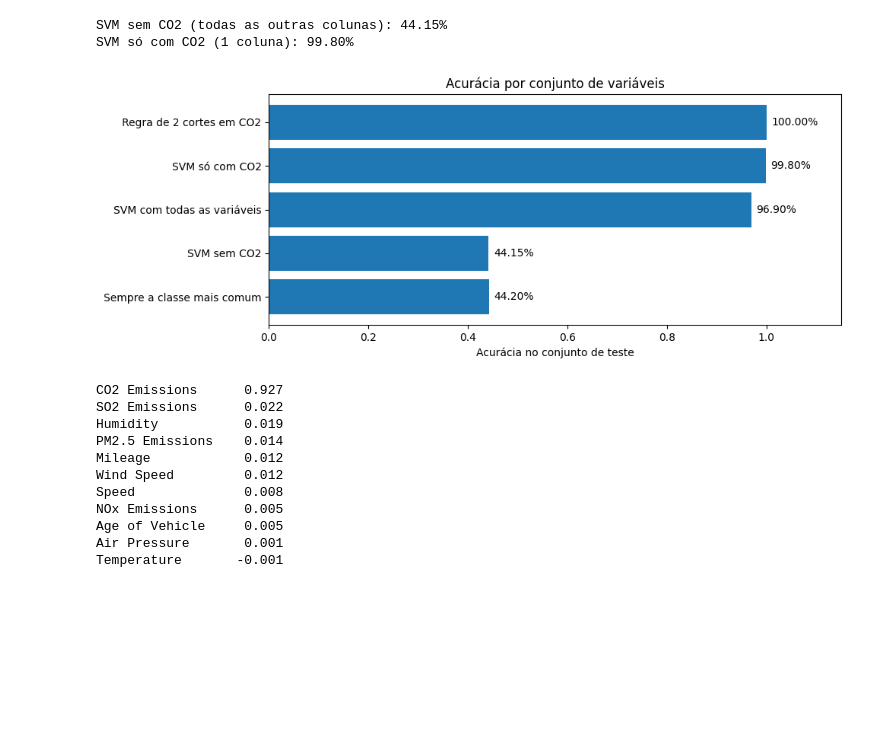
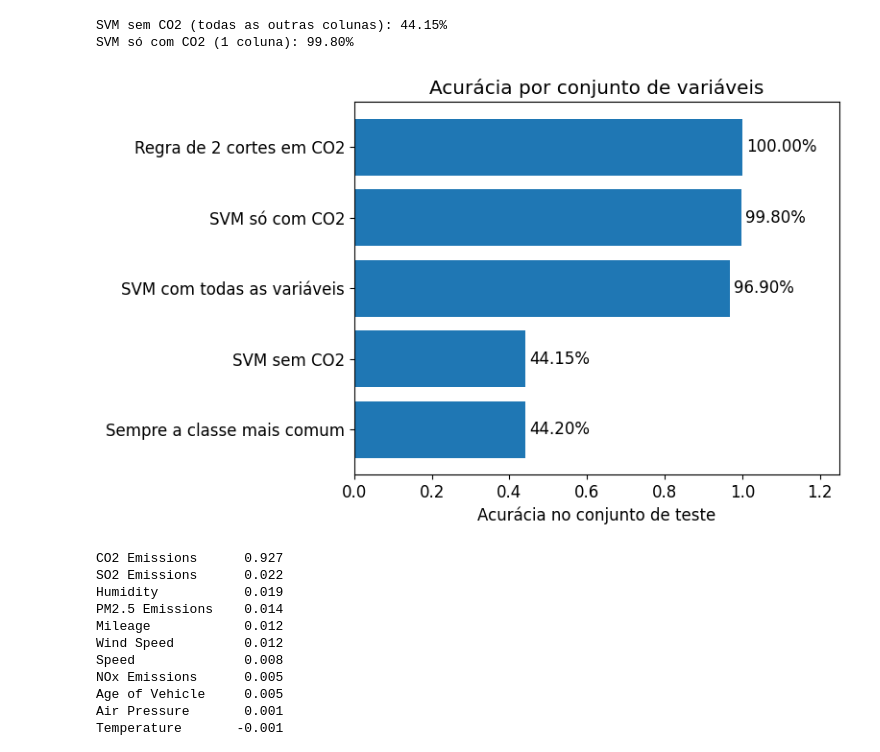
Before and after one commit to quinsan7/Classificao-do-Nivel-de-Emisso-de-Veiculos, a Jupyter notebook: Classificação_do_Nível_de_Emissão_de_Veículos.ipynb, the cells around one changed output. Saved outputs shown, nothing was run; the diff lists cells and outputs as text; code cells hidden in the pictures; blank space fills up the shorter version.

```diff
--- a/Classificação_do_Nível_de_Emissão_de_Veículos.ipynb
+++ b/Classificação_do_Nível_de_Emissão_de_Veículos.ipynb
@@ -30,6 +44,9 @@ import seaborn as sns
 from sklearn.model_selection import train_test_split, GridSearchCV
 from sklearn.svm import SVC
 from sklearn.metrics import accuracy_score, confusion_matrix
+
+# Aumente o tamanho da fonte dos gráficos
+plt.rcParams['font.size'] = 12
 # %% [markdown]
 ### **2. Carregamento dos Dados**
 
@@ -451,19 +469,19 @@ SVM só com CO2 (1 coluna): 99.80%
 # %%
 # Compare todos os resultados em um gráfico
 nomes = ['Regra de 2 cortes em CO2', 'SVM só com CO2', 'SVM com todas as variáveis', 'SVM sem CO2', 'Sempre a classe mais comum']
 valores = [acc_regra, acc_so_co2, accuracy, acc_sem_co2, acc_baseline]
 
-plt.figure(figsize=(10, 4))
+plt.figure(figsize=(8, 5))
 plt.barh(nomes[::-1], valores[::-1])
 for i, v in enumerate(valores[::-1]):
     plt.text(v + 0.01, i, f'{v * 100:.2f}%', va='center')
-plt.xlim(0, 1.15)
+plt.xlim(0, 1.25)
 plt.xlabel('Acurácia no conjunto de teste')
 plt.title('Acurácia por conjunto de variáveis')
 plt.tight_layout()
 plt.show()
 # %% [output]
-[figure, old version]
+[figure, new version]
 # %%
 # Mostre a correlação de cada variável numérica com o nível de emissão (Low=0, Medium=1, High=2)
 correlacao = df[numerical_features].copy()
```
Also changed, not shown: parts of 15 cells of this notebook.
